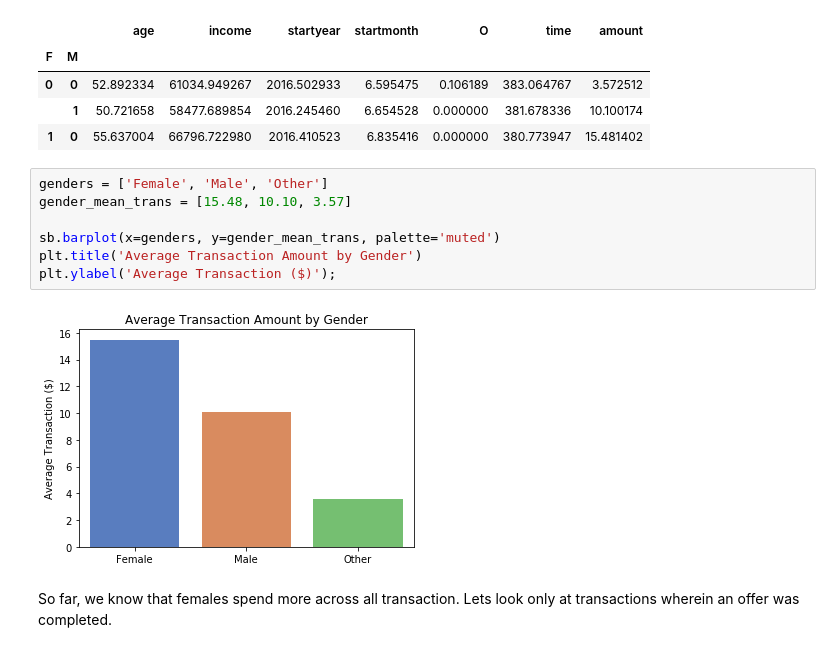
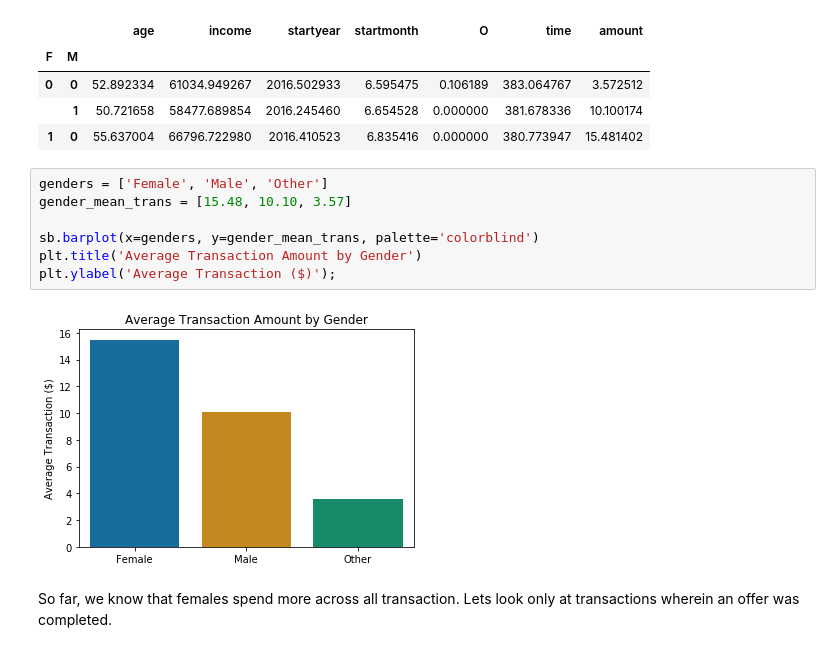
Before and after one commit to Deveorac/Starbucks_offers, a Jupyter notebook: Starbucks_Recommendations.ipynb, the cells around one changed output. Drawn from its saved outputs; the diff is of its cells as text.

```diff
--- a/Starbucks_Recommendations.ipynb
+++ b/Starbucks_Recommendations.ipynb
@@ -536,12 +537,12 @@ gender_transactions
 # %%
 genders = ['Female', 'Male', 'Other']
 gender_mean_trans = [15.48, 10.10, 3.57]
 
-sb.barplot(x=genders, y=gender_mean_trans, palette='muted')
+sb.barplot(x=genders, y=gender_mean_trans, palette='colorblind')
 plt.title('Average Transaction Amount by Gender')
 plt.ylabel('Average Transaction ($)');
 # %% [output]
-[figure, old version]
+[figure, new version]
 # %% [markdown]
 So far, we know that females spend more across all transaction. Lets look only at transactions wherein an offer was completed.
 # %%
```
Also changed, not shown: parts of 9 cells of this notebook.
